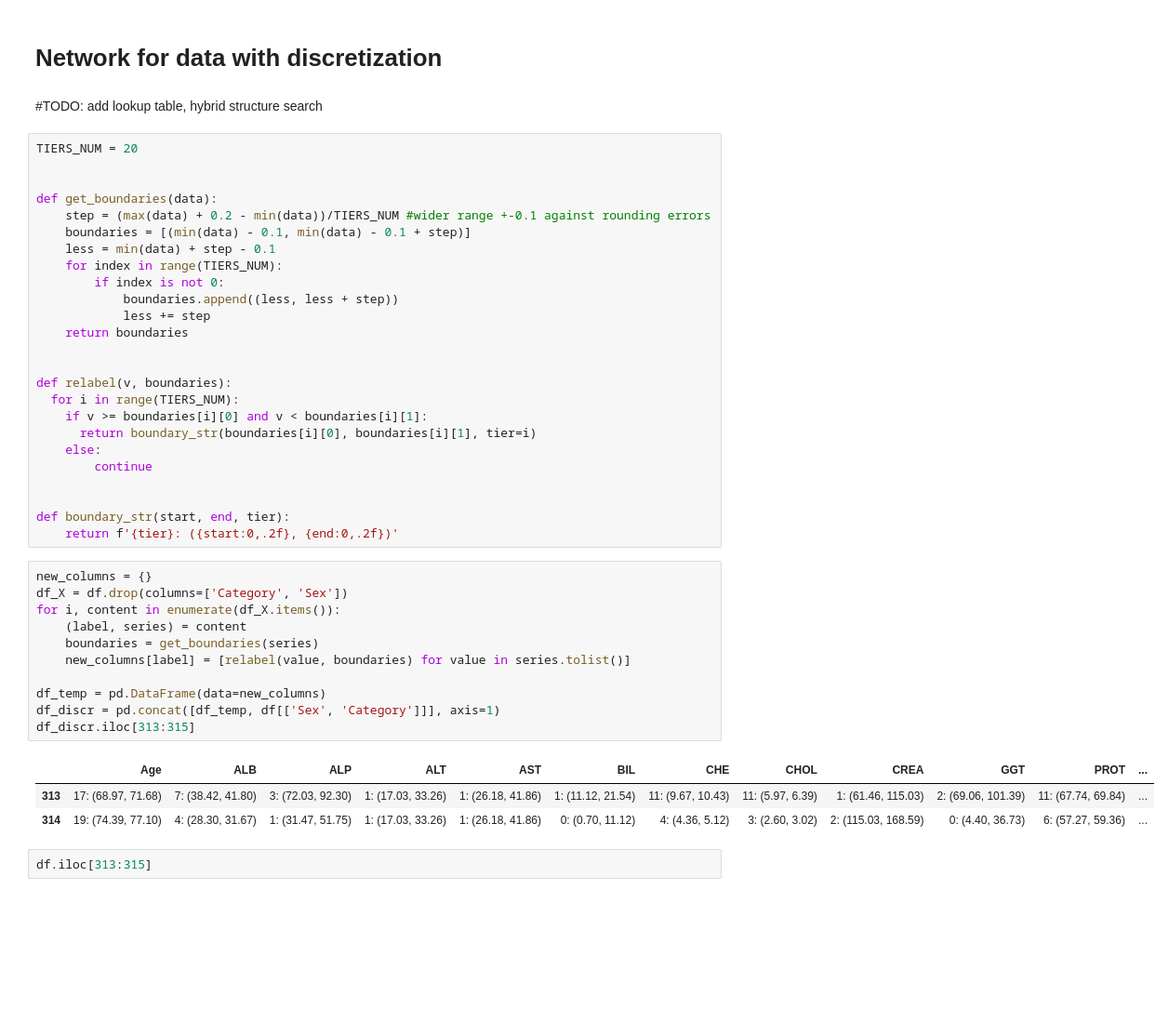
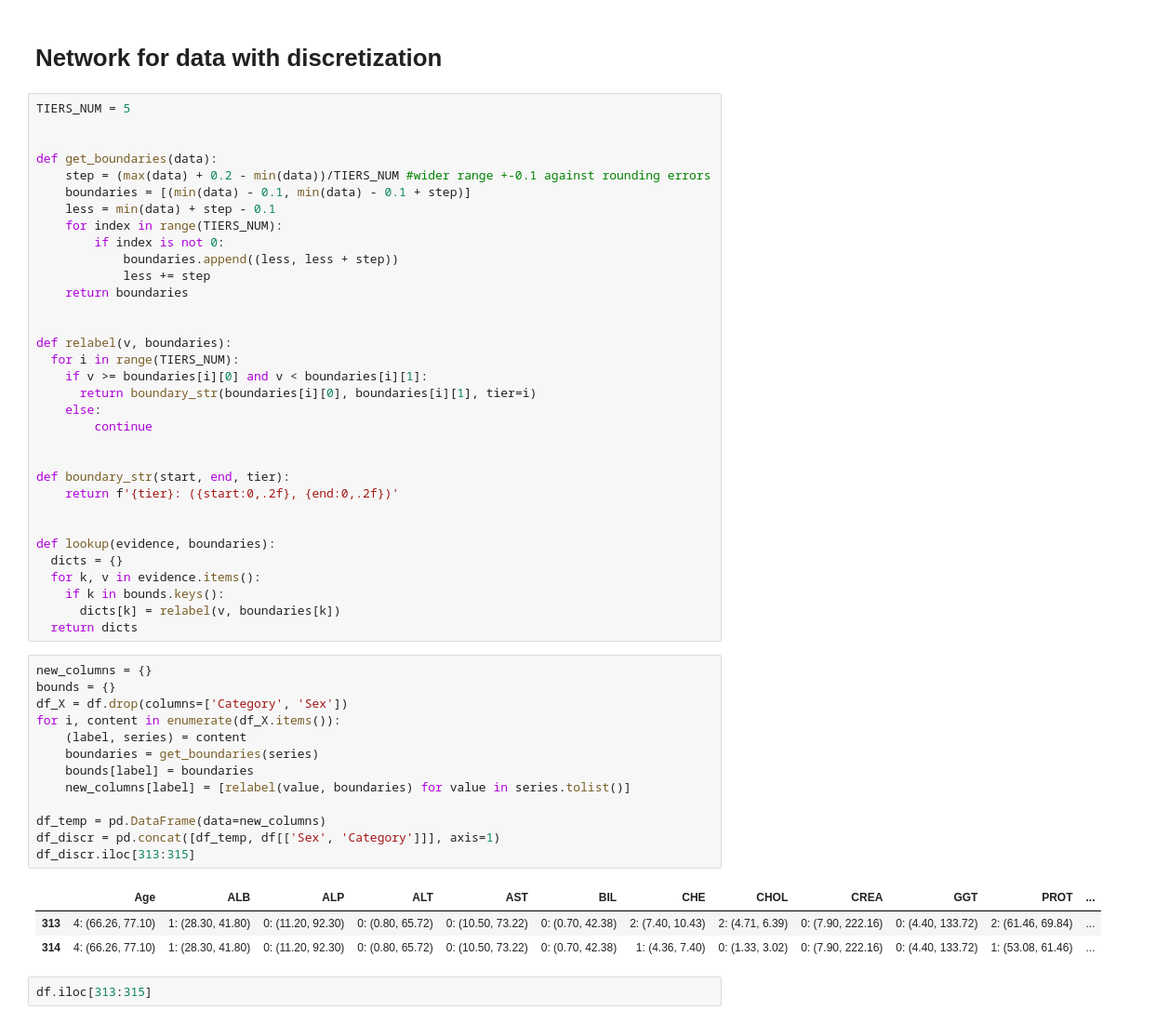
Before and after one commit to monikachudyba/MachineLearningProjects, a Jupyter notebook: HPVBayesNetwork.ipynb, the cells around one changed output. Shown at 93% size. Cells and saved outputs as stored; diff of their text form; blank space fills up the shorter version.

```diff
--- a/HPVBayesNetwork.ipynb
+++ b/HPVBayesNetwork.ipynb
@@ -411,10 +409,8 @@ model.simulate()
 **Model always predicts 'Category' = 0.**
 # %% [markdown]
 # Network for data with discretization
-# %% [markdown]
-#TODO: add lookup table, hybrid structure search
 # %%
-TIERS_NUM = 20
+TIERS_NUM = 5
 
 
 def get_boundaries(data):
@@ -438,21 +434,31 @@ def relabel(v, boundaries):
 
 def boundary_str(start, end, tier):
     return f'{tier}: ({start:0,.2f}, {end:0,.2f})'
+
+
+def lookup(evidence, boundaries):
+  dicts = {}
+  for k, v in evidence.items():
+    if k in bounds.keys():
+      dicts[k] = relabel(v, boundaries[k])
+  return dicts
 # %%
 new_columns = {}
+bounds = {}
 df_X = df.drop(columns=['Category', 'Sex'])
 for i, content in enumerate(df_X.items()):
     (label, series) = content
     boundaries = get_boundaries(series)
+    bounds[label] = boundaries
     new_columns[label] = [relabel(value, boundaries) for value in series.tolist()]
 
 df_temp = pd.DataFrame(data=new_columns)
 df_discr = pd.concat([df_temp, df[['Sex', 'Category']]], axis=1)
 df_discr.iloc[313:315]
 # %% [output]
 |  | Age | ALB | ALP | ALT | AST | BIL | CHE | CHOL | CREA | GGT | PROT | ... |
-| 313 | 17: (68.97, 71.68) | 7: (38.42, 41.80) | 3: (72.03, 92.30) | 1: (17.03, 33.26) | 1: (26.18, 41.86) | 1: (11.12, 21.54) | 11: (9.67, 10.43) | 11: (5.97, 6.39) | 1: (61.46, 115.03) | 2: (69.06, 101.39) | 11: (67.74, 69.84) | ... |
-| 314 | 19: (74.39, 77.10) | 4: (28.30, 31.67) | 1: (31.47, 51.75) | 1: (17.03, 33.26) | 1: (26.18, 41.86) | 0: (0.70, 11.12) | 4: (4.36, 5.12) | 3: (2.60, 3.02) | 2: (115.03, 168.59) | 0: (4.40, 36.73) | 6: (57.27, 59.36) | ... |
+| 313 | 4: (66.26, 77.10) | 1: (28.30, 41.80) | 0: (11.20, 92.30) | 0: (0.80, 65.72) | 0: (10.50, 73.22) | 0: (0.70, 42.38) | 2: (7.40, 10.43) | 2: (4.71, 6.39) | 0: (7.90, 222.16) | 0: (4.40, 133.72) | 2: (61.46, 69.84) | ... |
+| 314 | 4: (66.26, 77.10) | 1: (28.30, 41.80) | 0: (11.20, 92.30) | 0: (0.80, 65.72) | 0: (10.50, 73.22) | 0: (0.70, 42.38) | 1: (4.36, 7.40) | 0: (1.33, 3.02) | 0: (7.90, 222.16) | 0: (4.40, 133.72) | 1: (53.08, 61.46) | ... |
 # %%
 df.iloc[313:315]
 # %% [output]
```
Also changed, not shown: parts of 37 cells of this notebook.
